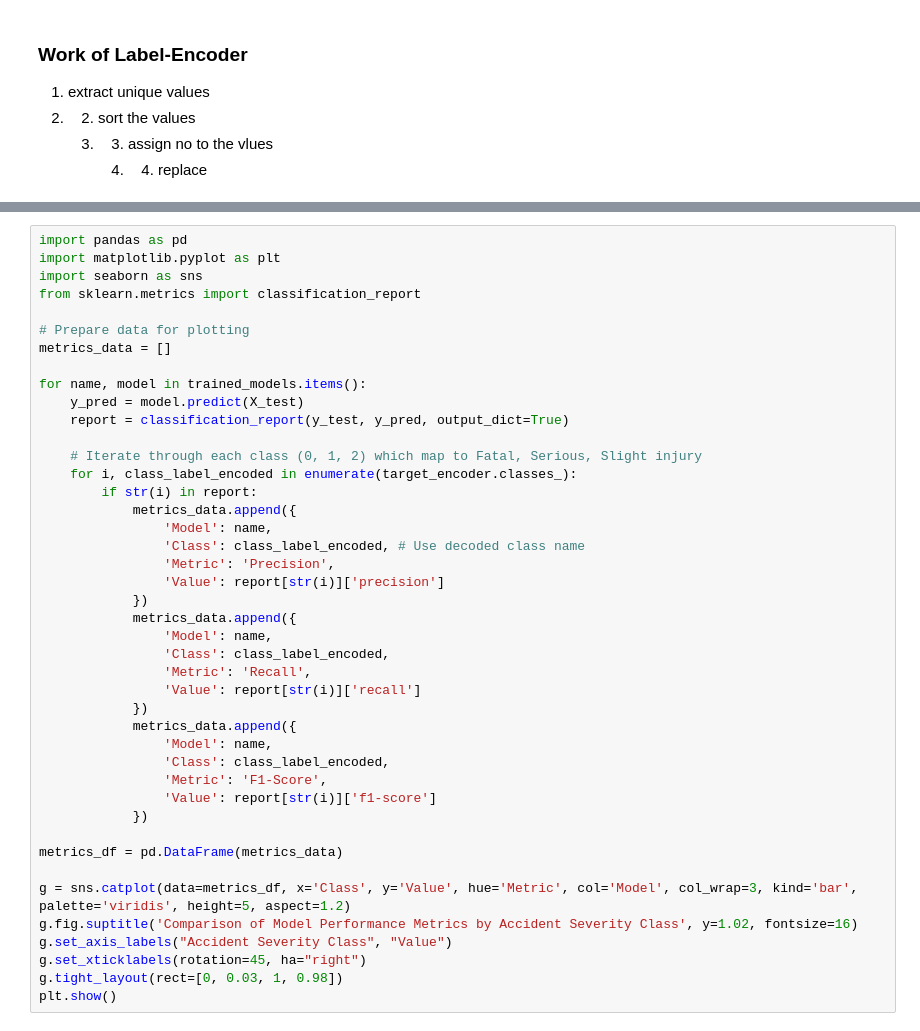
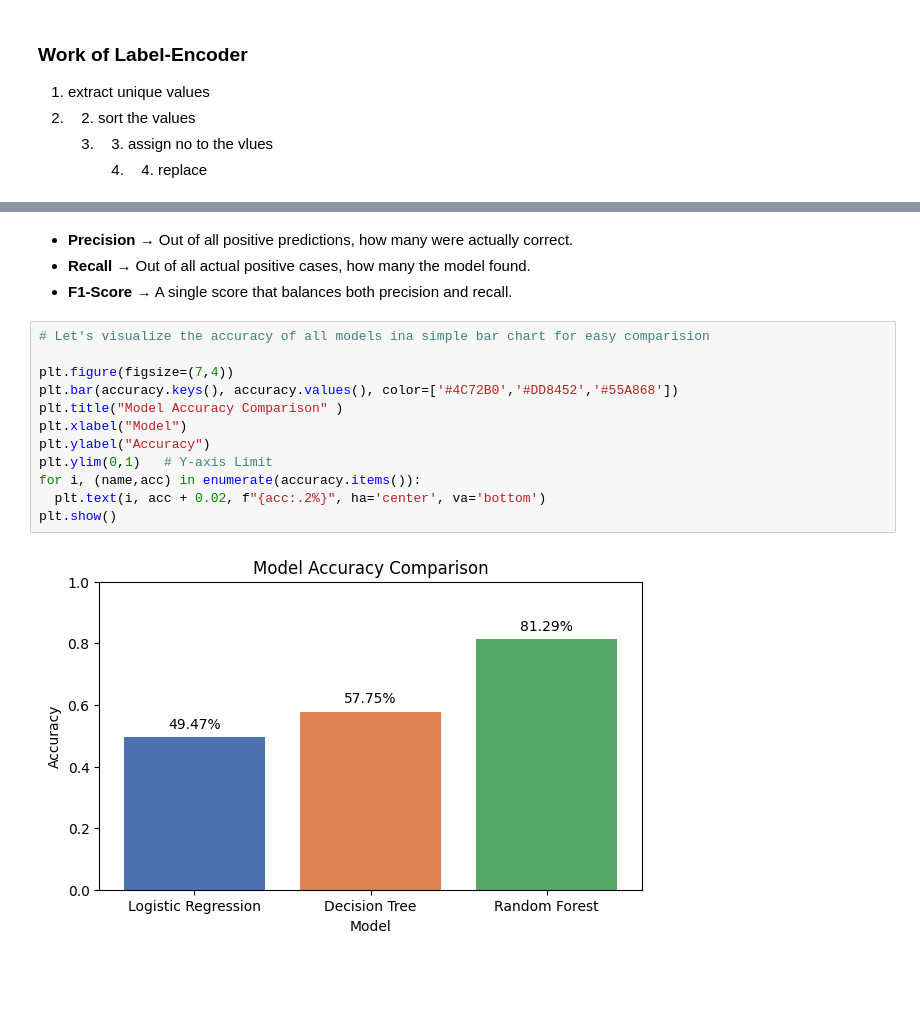
Before and after one commit to VamEmpire/Data-Science-Projects, a Jupyter notebook: 3.Internship_project_3_road_accidents.ipynb, the cells around one changed output, grey strips where cells are left out. Cells and saved outputs as stored; diff of their text form; blank space fills up the shorter version.

```diff
--- a/3.Internship_project_3_road_accidents.ipynb
+++ b/3.Internship_project_3_road_accidents.ipynb
@@ -254,43 +421,18 @@ for name, model in trained_models.items():
-# %%
-import pandas as pd
-import matplotlib.pyplot as plt
-import seaborn as sns
-from sklearn.metrics import classification_report
-
-# Prepare data for plotting
-metrics_data = []
-
-for name, model in trained_models.items():
-    y_pred = model.predict(X_test)
-    report = classification_report(y_test, y_pred, output_dict=True)
-
-    # Iterate through each class (0, 1, 2) which map to Fatal, Serious, Slight injury
-    for i, class_label_encoded in enumerate(target_encoder.classes_):
-        if str(i) in report:
-            metrics_data.append({
-                'Model': name,
-                'Class': class_label_encoded, # Use decoded class name
-                'Metric': 'Precision',
-                'Value': report[str(i)]['precision']
-            })
-            metrics_data.append({
-                'Model': name,
-                'Class': class_label_encoded,
-                'Metric': 'Recall',
-                'Value': report[str(i)]['recall']
-            })
-            metrics_data.append({
-                'Model': name,
-                'Class': class_label_encoded,
-                'Metric': 'F1-Score',
-                'Value': report[str(i)]['f1-score']
-            })
-
-metrics_df = pd.DataFrame(metrics_data)
-
-g = sns.catplot(data=metrics_df, x='Class', y='Value', hue='Metric', col='Model', col_wrap=3, kind='bar', palette='viridis', height=5, aspect=1.2)
-g.fig.suptitle('Comparison of Model Performance Metrics by Accident Severity Class', y=1.02, fontsize=16)
-g.set_axis_labels("Accident Severity Class", "Value")
-g.set_xticklabels(rotation=45, ha="right")
-g.tight_layout(rect=[0, 0.03, 1, 0.98])
-plt.show()
+# %% [markdown]
+- **Precision** → Out of all positive predictions, how many were actually correct.
+- **Recall** → Out of all actual positive cases, how many the model found.
+- **F1-Score** → A single score that balances both precision and recall.
+# %%
+# Let's visualize the accuracy of all models ina simple bar chart for easy comparision
+
+plt.figure(figsize=(7,4))
+plt.bar(accuracy.keys(), accuracy.values(), color=['#4C72B0','#DD8452','#55A868'])
+plt.title("Model Accuracy Comparison" )
+plt.xlabel("Model")
+plt.ylabel("Accuracy")
+plt.ylim(0,1)   # Y-axis Limit
+for i, (name,acc) in enumerate(accuracy.items()):
+  plt.text(i, acc + 0.02, f"{acc:.2%}", ha='center', va='bottom')
+plt.show()
+# %% [output]
+[figure, added]
```
Also changed, not shown: parts of 28 cells of this notebook, 2 other files.
